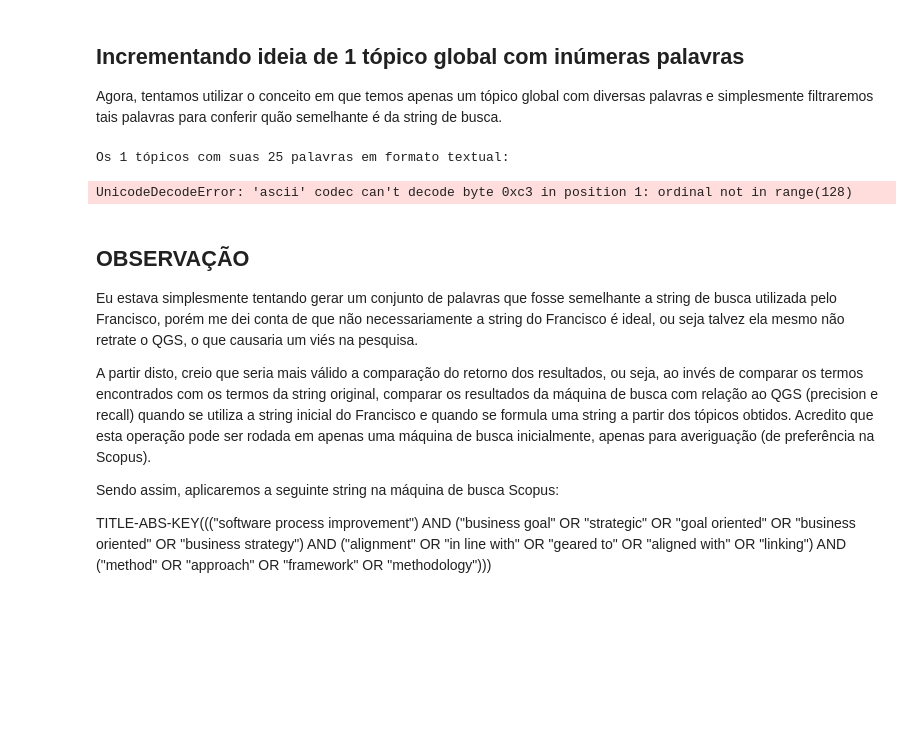
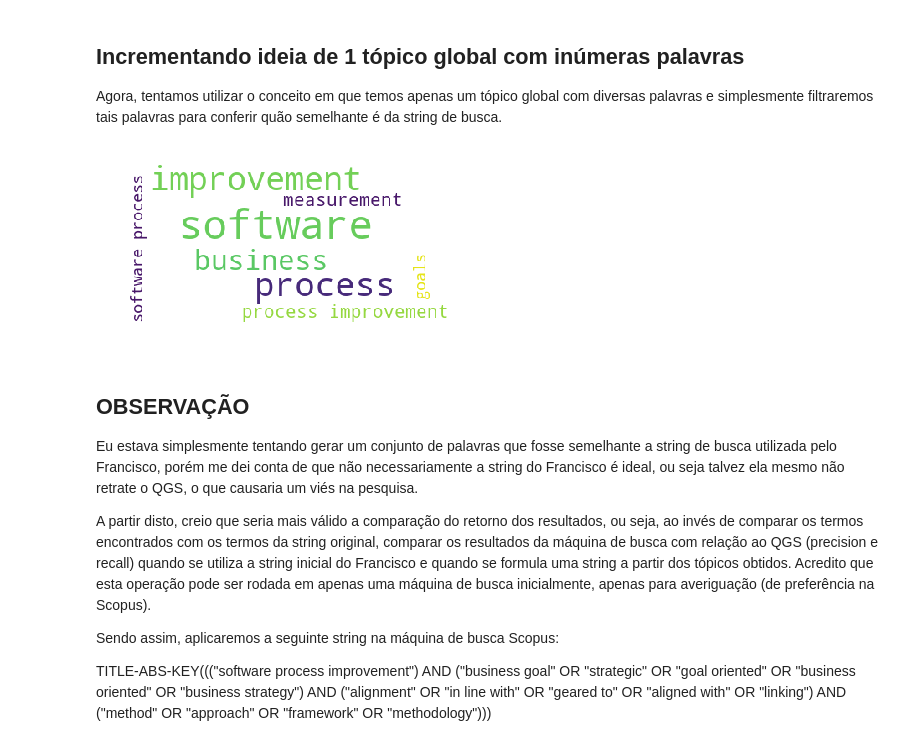
Before and after one commit to LeoFuchs/Masters, a Jupyter notebook: LDA.ipynb, the cells around one changed output. Cells and saved outputs as stored; diff of their text form; code cells hidden in the pictures; blank space fills up the shorter version.

```diff
--- a/LDA.ipynb
+++ b/LDA.ipynb
@@ -839,7 +835,7 @@ iterations = 50000
 # Imprime os tópicos com as palavras em ordem
 def print_top_words(model, feature_names, number_words):
     for topic_index, topic in enumerate(model.components_):
-        message = "Tópico %d: " % (topic_index + 1)
+        message = "Topico %d: " % (topic_index + 1)
         message += "{"
         message += " - ".join([feature_names[i]
                                for i in topic.argsort()[:-number_words - 1:-1]])
@@ -872,37 +868,36 @@ lda = LatentDirichletAllocation(n_components = number_topics,
                                 max_iter = iterations,
                                 batch_size = 128,
                                 evaluate_every = -1,
                                 total_samples = 1000000.0,
                                 perp_tol = 0.1,
                                 mean_change_tol = 0.001,
                                 max_doc_update_iter = 100,
                                 random_state = None)
 lda.fit(tf)
 
 # Imprime os (number_topics) tópicos com as (number_words) palavras
-print("Os %d tópicos com suas %d palavras em formato textual: \n" % (number_topics, number_words))
+print("Os %d topicos com suas %d palavras em formato textual: \n" % (number_topics, number_words))
 print_top_words(lda, dic, number_words)
 
 print("\n\n")
 
 # Imprime a WordCloud
-print("Os %d tópicos com suas %d palavras em formato de WordCloud: \n" % (number_topics, number_words))
+print("Os %d topicos com suas %d palavras em formato de WordCloud: \n" % (number_topics, number_words))
 
 for i in range(0, number_topics):
     termsInTopic = lda.components_[i].argsort()[:-number_words - 1:-1]
     termsAndCounts = []
     for term in termsInTopic:
         termsAndCounts.append((str(dic[term].encode('utf-8').strip()), math.ceil(lda.components_[i][term])))
     #print(termsAndCounts) (Imprimir as palavras de cada tópico com seus respectivos valores)
     cloud = wordcloud.WordCloud(width = 400, height = 200, max_font_size = 50, min_font_size = 15, background_color = "white")
     cloud.generate_from_frequencies(dict(termsAndCounts))
     plt.imshow(cloud)
     plt.axis("off")
     plt.savefig(str(i))
     plt.show()
 # %% [output]
-Os 1 tópicos com suas 25 palavras em formato textual:
-UnicodeDecodeError: 'ascii' codec can't decode byte 0xc3 in position 1: ordinal not in range(128)
+[figure, added]
 # %% [markdown]
 ## OBSERVAÇÃO
 
```
Also changed, not shown: parts of 12 cells of this notebook, 2 other files.
